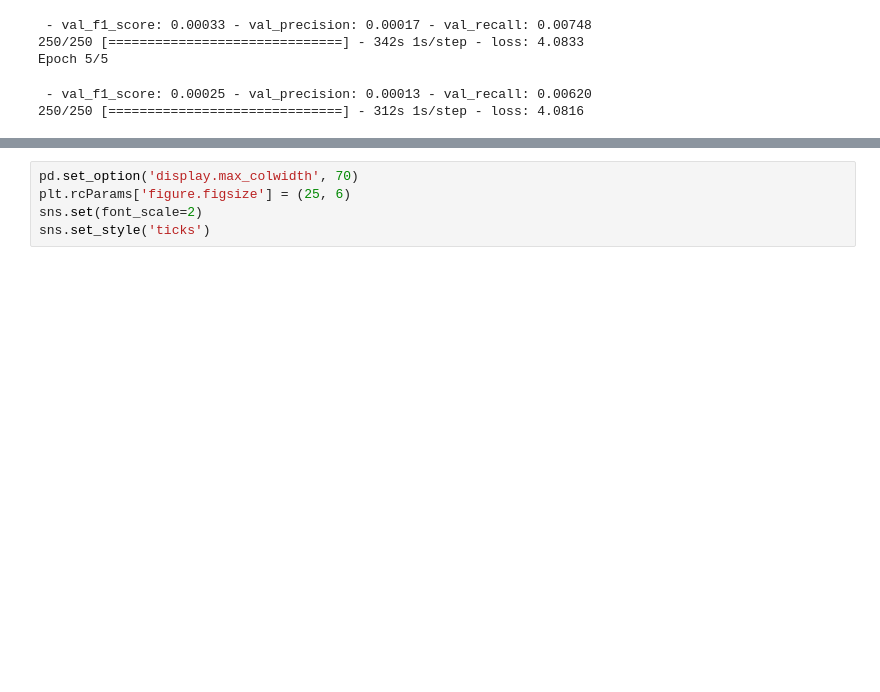
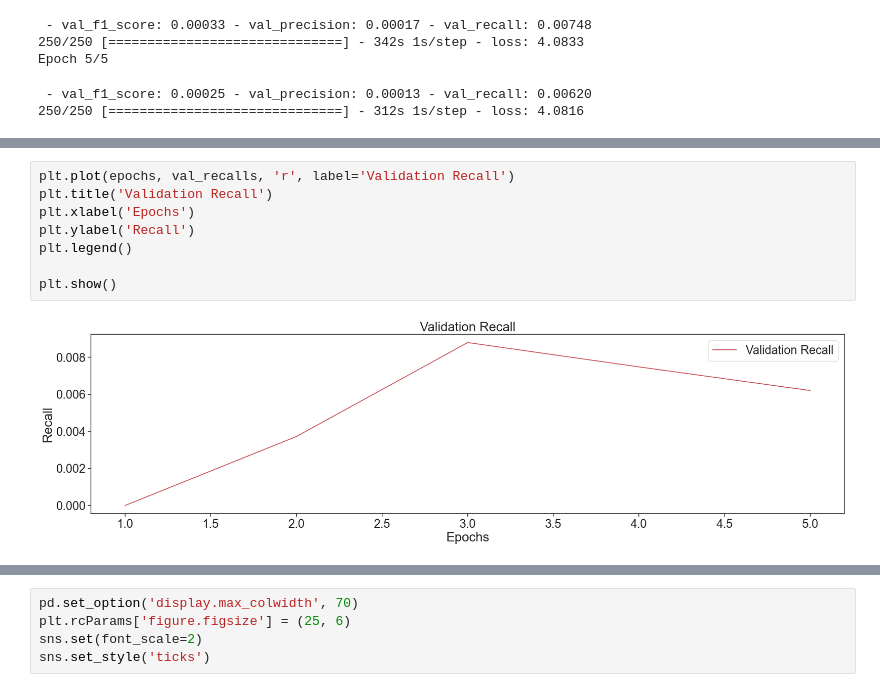
Before and after one commit to florencecornelissen/ODIR_challenge, a Jupyter notebook: model.ipynb, the cells around one changed output, grey strips where cells are left out. Saved outputs shown, nothing was run; the diff lists cells and outputs as text; blank space fills up the shorter version.

```diff
--- a/model.ipynb
+++ b/model.ipynb
@@ -256 +285,11 @@ from sklearn.metrics import multilabel_confusion_matrix
+# %%
+plt.plot(epochs, val_recalls, 'r', label='Validation Recall')
+plt.title('Validation Recall')
+plt.xlabel('Epochs')
+plt.ylabel('Recall')
+plt.legend()
+
+plt.show()
+# %% [output]
+[figure, added]
 # %%
```
Also changed, not shown: parts of 4 cells of this notebook.
